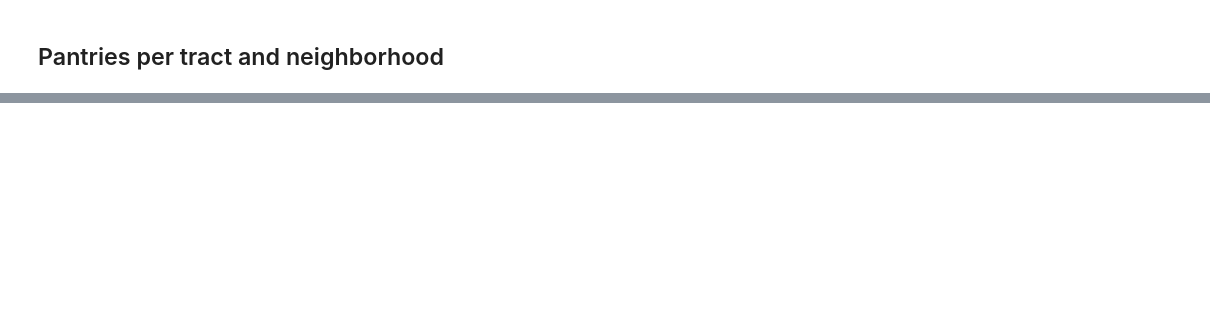
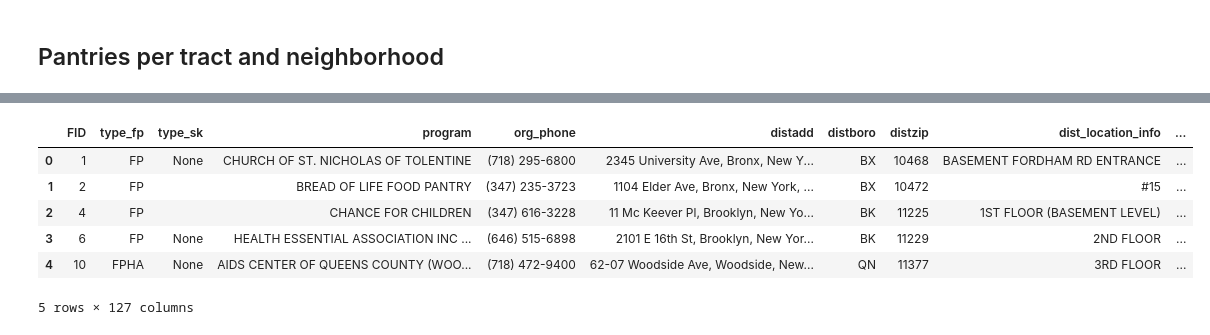
Before and after one commit to skrigel/nyc_food_supply_gap_analysis, a Jupyter notebook: aggregate_analysis.ipynb, the cells around one changed output, grey strips where cells are left out. Saved outputs shown, nothing was run; the diff lists cells and outputs as text; code cells hidden in the pictures; blank space fills up the shorter version.

```diff
--- a/aggregate_analysis.ipynb
+++ b/aggregate_analysis.ipynb
@@ -140,0 +197,22 @@ centroids.to_csv("data/tabular/nta_centroids.csv", index=False)
+# %%
+tracts_for_join = tracts[['geoid', "nta2020", "geometry"]].set_geometry("geometry")
+
+pantries_with_geo_ids = gpd.sjoin(
+    pantries_ll,
+    tracts_for_join,
+    how="left",
+    predicate="within"
+)
+
+# Clean up the sjoin artifact
+pantries_with_geo_ids = pantries_with_geo_ids.drop(columns=["index_right"], errors="ignore")
+
+pantries_with_geo_ids.head()
+# %% [output]
+|  | FID | type_fp | type_sk | program | org_phone | distadd | distboro | distzip | dist_location_info | ... |
+| 0 | 1 | FP | None | CHURCH OF ST. NICHOLAS OF TOLENTINE | (718) 295-6800 | 2345 University Ave, Bronx, New Y... | BX | 10468 | BASEMENT FORDHAM RD ENTRANCE | ... |
+| 1 | 2 | FP |  | BREAD OF LIFE FOOD PANTRY | (347) 235-3723 | 1104 Elder Ave, Bronx, New York, ... | BX | 10472 | #15 | ... |
+| 2 | 4 | FP |  | CHANCE FOR CHILDREN | (347) 616-3228 | 11 Mc Keever Pl, Brooklyn, New Yo... | BK | 11225 | 1ST FLOOR (BASEMENT LEVEL) | ... |
+| 3 | 6 | FP | None | HEALTH ESSENTIAL ASSOCIATION INC ... | (646) 515-6898 | 2101 E 16th St, Brooklyn, New Yor... | BK | 11229 | 2ND FLOOR | ... |
+| 4 | 10 | FPHA | None | AIDS CENTER OF QUEENS COUNTY (WOO... | (718) 472-9400 | 62-07 Woodside Ave, Woodside, New... | QN | 11377 | 3RD FLOOR | ... |
+5 rows × 127 columns
```
Also changed, not shown: parts of 17 cells of this notebook, 7 other files.
